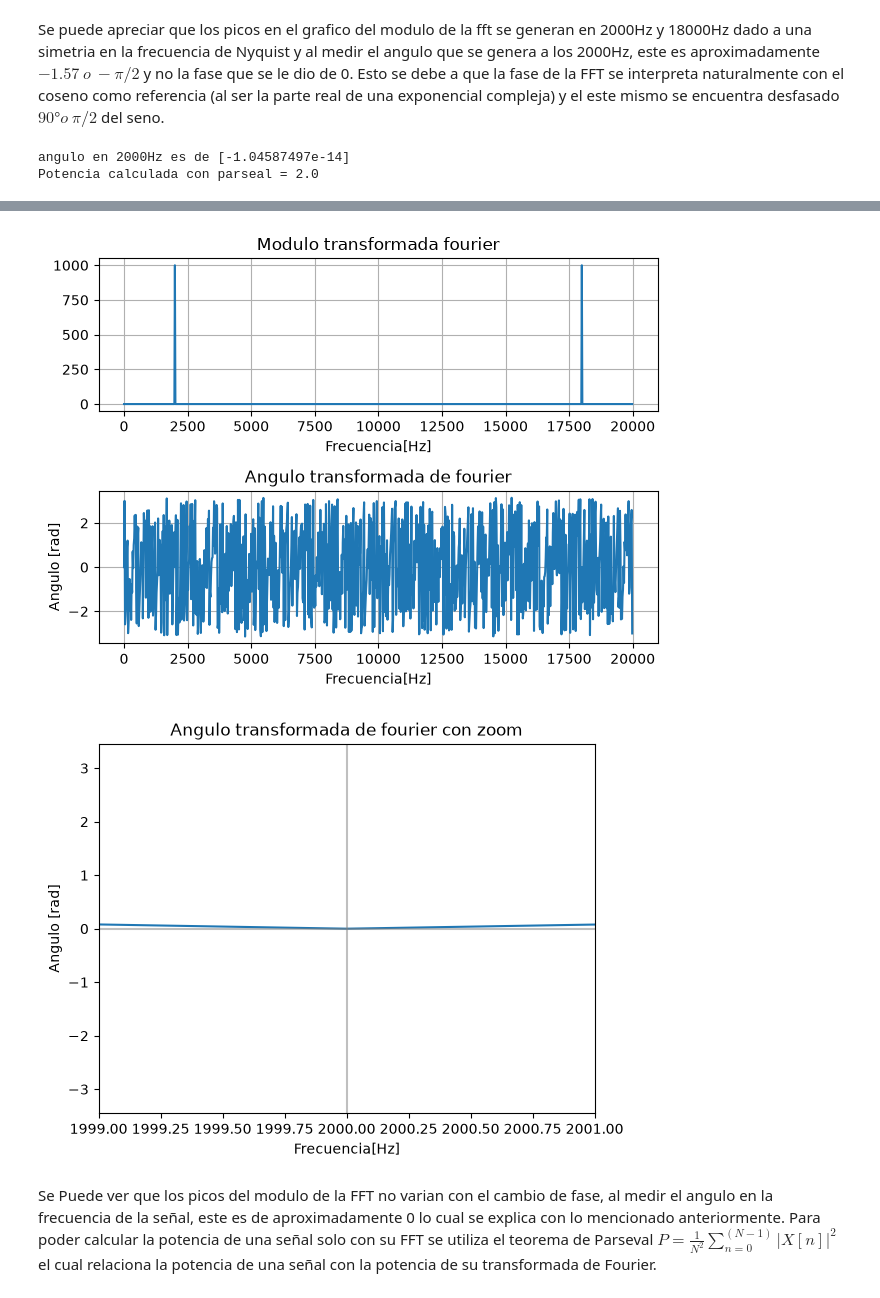
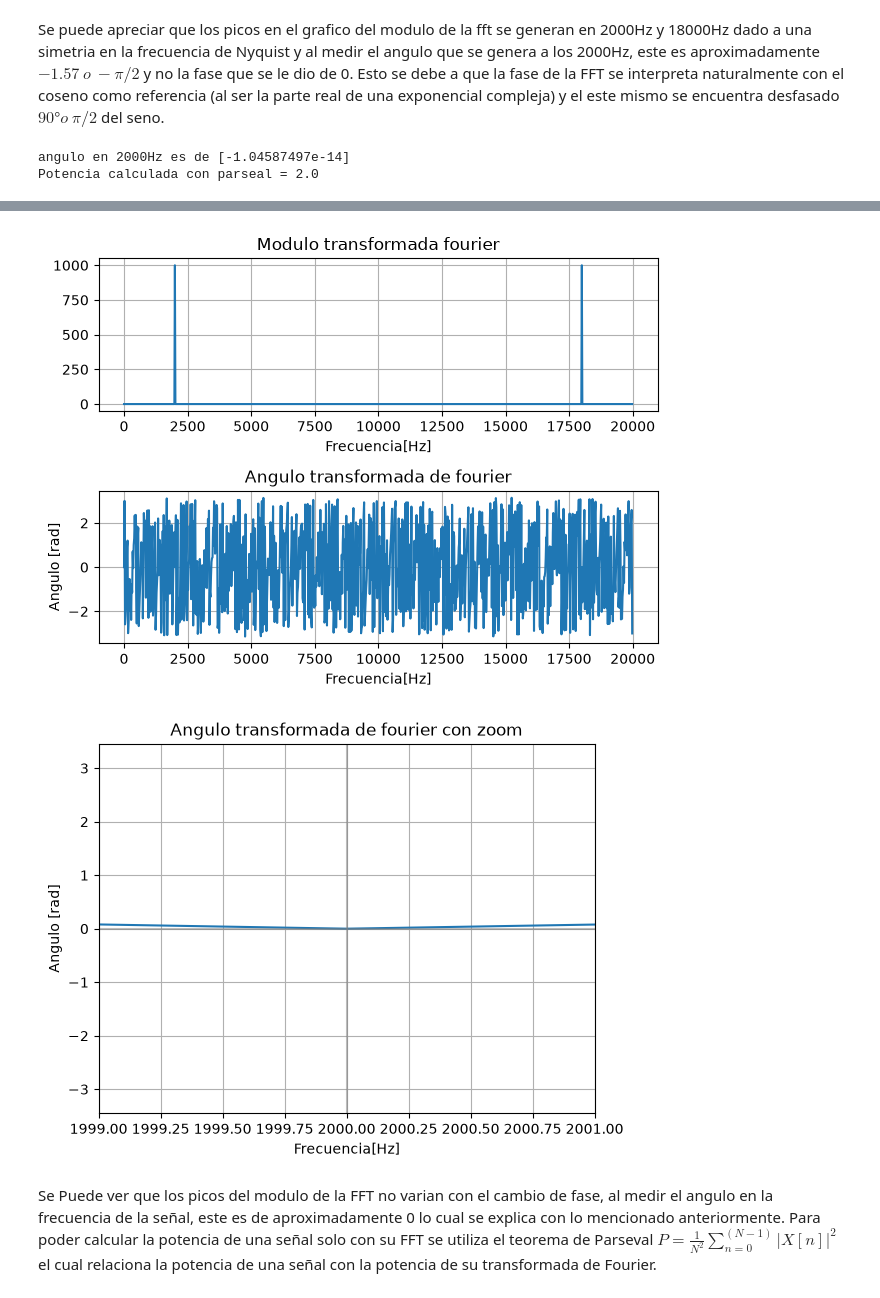
Before and after one commit to Nicolas-Bravo-B/APS, a Jupyter notebook: TS1_Nicolas_Bravo_Behnke.ipynb, the cells around one changed output, grey strips where cells are left out. Drawn from its saved outputs; the diff is of its cells as text; code cells hidden in the pictures.

```diff
--- a/TS1_Nicolas_Bravo_Behnke.ipynb
+++ b/TS1_Nicolas_Bravo_Behnke.ipynb
@@ -114,9 +114,7 @@ angulo en 2000Hz es de [-1.57079633]
 Se puede apreciar que los picos en el grafico del modulo de la fft se generan en 2000Hz y 18000Hz dado a una simetria en la frecuencia de Nyquist y al medir el angulo que se genera a los 2000Hz, este es aproximadamente $-1.57\ o\  -\pi/2$ y no la fase que se le dio de 0. Esto se debe a que la fase de la FFT se interpreta naturalmente con el coseno como referencia (al ser la parte real de una exponencial compleja) y el este mismo se encuentra desfasado $90° o\   \pi/2$ del seno.
 # %%
 #%% Seno phase pi/2
-
 vmax2 = calculo_c_pot(pot_in)
-
 tt2, xx2 = mi_funcion_sen(vmax2, dc, ff, ph2, nn, fs)
 frec2 = np.arange(start=0,step=fs,stop=fs*N)/N
 xxf2 = np.abs(np.fft.fft(xx2))
@@ -128,6 +126,7 @@ plt.title(f"Senoidal con frecuencia {ff}Hz y fase $\pi/2$")
 plt.xlabel("Tiempo [t]")
 plt.ylabel("Amplitud [v]")
 plt.grid()
+
 plt.subplot(2,1,2)
 plt.plot(tt2, xx2)
 plt.title(f"Senoidal con frecuencia {ff}Hz y fase $\pi/2$")
@@ -136,38 +135,41 @@ plt.ylabel("Amplitud [v]")
 plt.xlim(0,0.02)
 plt.grid()
 plt.tight_layout()
+
 plt.figure()
 plt.subplot(2,1,1)
 plt.plot(frec2, xxf2)
 plt.title("Modulo transformada fourier")
 plt.xlabel("Frecuencia[Hz]")
 plt.grid()
+
 plt.subplot(2,1,2)
 plt.plot(frec2, angx2)
 plt.title("Angulo transformada de fourier")
 plt.xlabel("Frecuencia[Hz]")
 plt.ylabel("Angulo [rad]")
 plt.grid()
 plt.tight_layout()
+
 plt.figure()
 plt.plot(frec2, angx2)
 plt.xlim(1999,2001)
 plt.axvline(x = 2000, color='gray', alpha = 0.5)
 plt.axhline(y = 0, color='gray', alpha = 0.5)
 plt.title("Angulo transformada de fourier con zoom")
 plt.xlabel("Frecuencia[Hz]")
 plt.ylabel("Angulo [rad]")
-
+plt.grid()
 
 pot_pars = 1/(N**2)*sum(xxf2**2)
 print(f"angulo en {ff}Hz es de {angx2[frec == ff]}")
 print(f"Potencia calculada con parseal = {pot_pars}")
 # %% [output]
 angulo en 2000Hz es de [-1.04587497e-14]
 Potencia calculada con parseal = 2.0
 [figure]
 [figure]
-[figure, old version]
+[figure, new version]
 # %% [markdown]
 Se Puede ver que los picos del modulo de la FFT no varian con el cambio de fase, al medir el angulo en la frecuencia de la señal, este es de aproximadamente 0 lo cual se explica con lo mencionado anteriormente.
 Para poder calcular la potencia de una señal solo con su FFT se utiliza el teorema de Parseval $P = \frac{1}{N^2} \sum_{n=0}^(N-1) |X[n]|^2$ el cual relaciona la potencia de una señal con la potencia de su transformada de Fourier.
```
Also changed, not shown: parts of 4 cells of this notebook.
